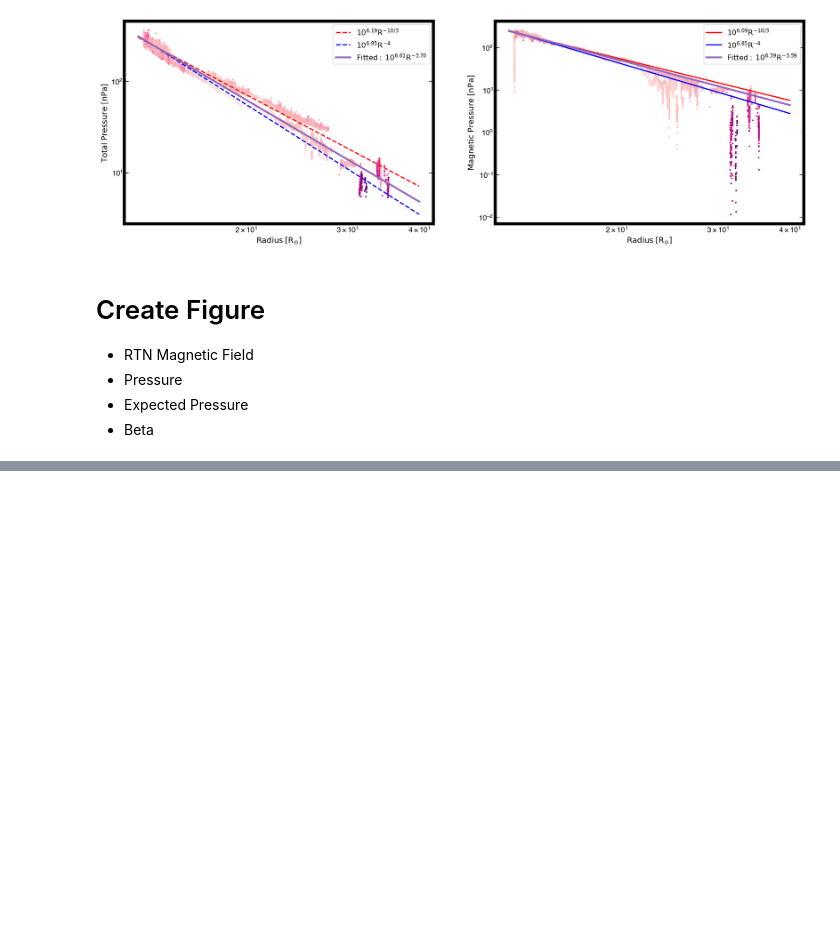
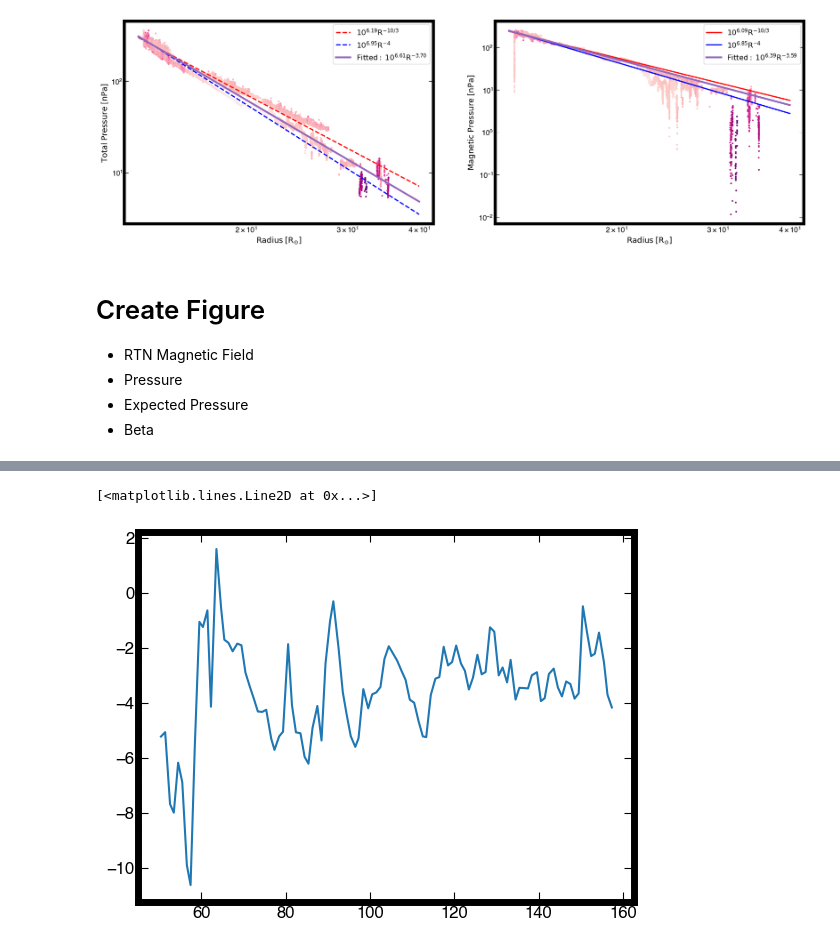
Before and after one commit to tamarervin/publications, a Jupyter notebook: e15/fig2.ipynb, the cells around one changed output, grey strips where cells are left out. Cells and saved outputs as stored; diff of their text form; code cells hidden in the pictures; blank space fills up the shorter version.

```diff
--- a/e15/fig2.ipynb
+++ b/e15/fig2.ipynb
@@ -532,0 +611,6 @@ plt.savefig(os.path.realpath(os.path.join(EPS_DIR, 'fig2.eps')), bbox_inches='ti
+# %%
+
+plt.plot(winddownl.sslon, winddownl.Br)
+# %% [output]
+[<matplotlib.lines.Line2D at 0x...>]
+[figure, added]
```
Also changed, not shown: parts of 10 cells of this notebook, 9 other files.
